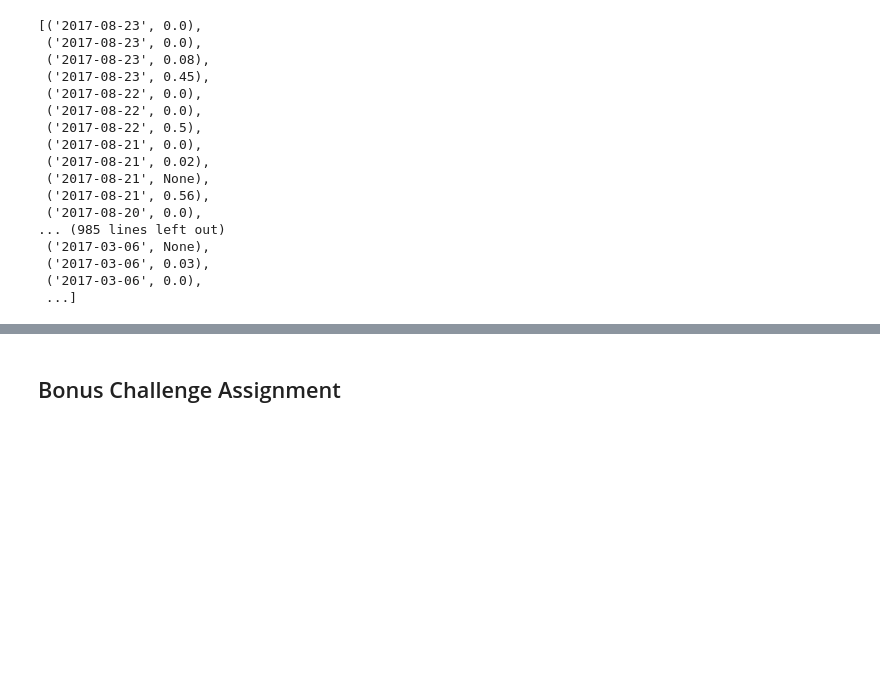
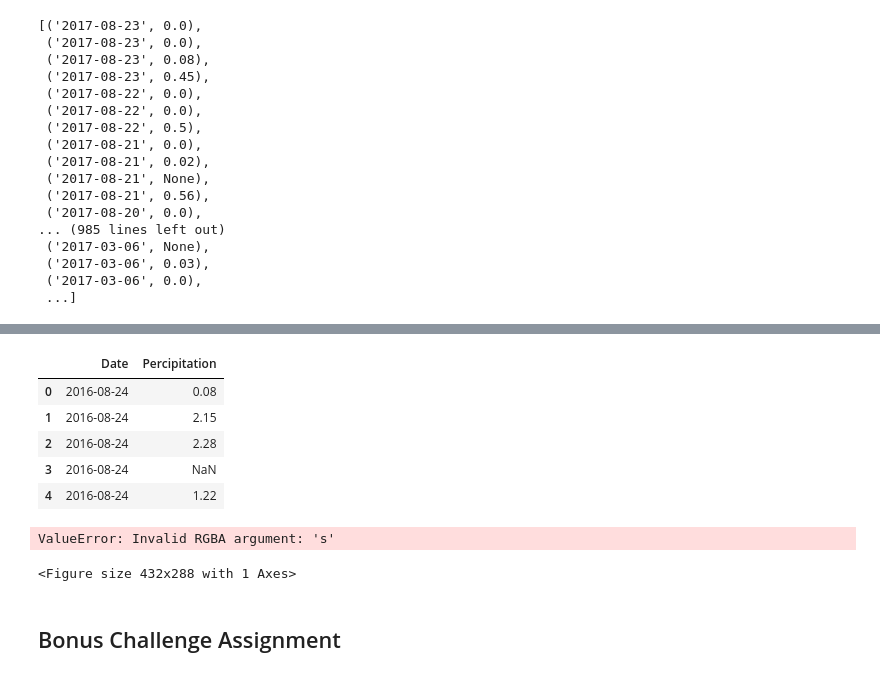
Before and after one commit to MaxWoodworth/sqlalchemy-challenge, a Jupyter notebook: climate_starter.ipynb, the cells around one changed output, grey strips where cells are left out. Cells and saved outputs as stored; diff of their text form; code cells hidden in the pictures; blank space fills up the shorter version.

```diff
--- a/climate_starter.ipynb
+++ b/climate_starter.ipynb
@@ -103,3 +89,26 @@ measurement_df.head()
+# %%
+# Sort the dataframe by date
+measurement_clean_df = measurement_df
+measurement_clean_df = measurement_clean_df.sort_values(["Date"], ascending=True)
+#Test showed that I had already created it in such a way that it was ascending
+measurement_clean_df.head()
+# %% [output]
+|  | Date | Percipitation |
+| 0 | 2016-08-24 | 0.08 |
+| 1 | 2016-08-24 | 2.15 |
+| 2 | 2016-08-24 | 2.28 |
+| 3 | 2016-08-24 | NaN |
+| 4 | 2016-08-24 | 1.22 |
+# %%
+# Use Pandas Plotting with Matplotlib to plot the data
+measurement_clean_df.plot(rot=75, color='sky')
+plt.xlabel("DATE")
+plt.ylabel("RAINFALL in INCHES")
+plt.title("Rainfall records for a year starting August 23rd 2016")
+plt.show()
+# %% [output]
+ValueError: Invalid RGBA argument: 's'
+<Figure size 432x288 with 1 Axes>
 # %%
 # Use Pandas to calcualte the summary statistics for the precipitation data
 # %%
```
Also changed, not shown: parts of 2 cells of this notebook.
